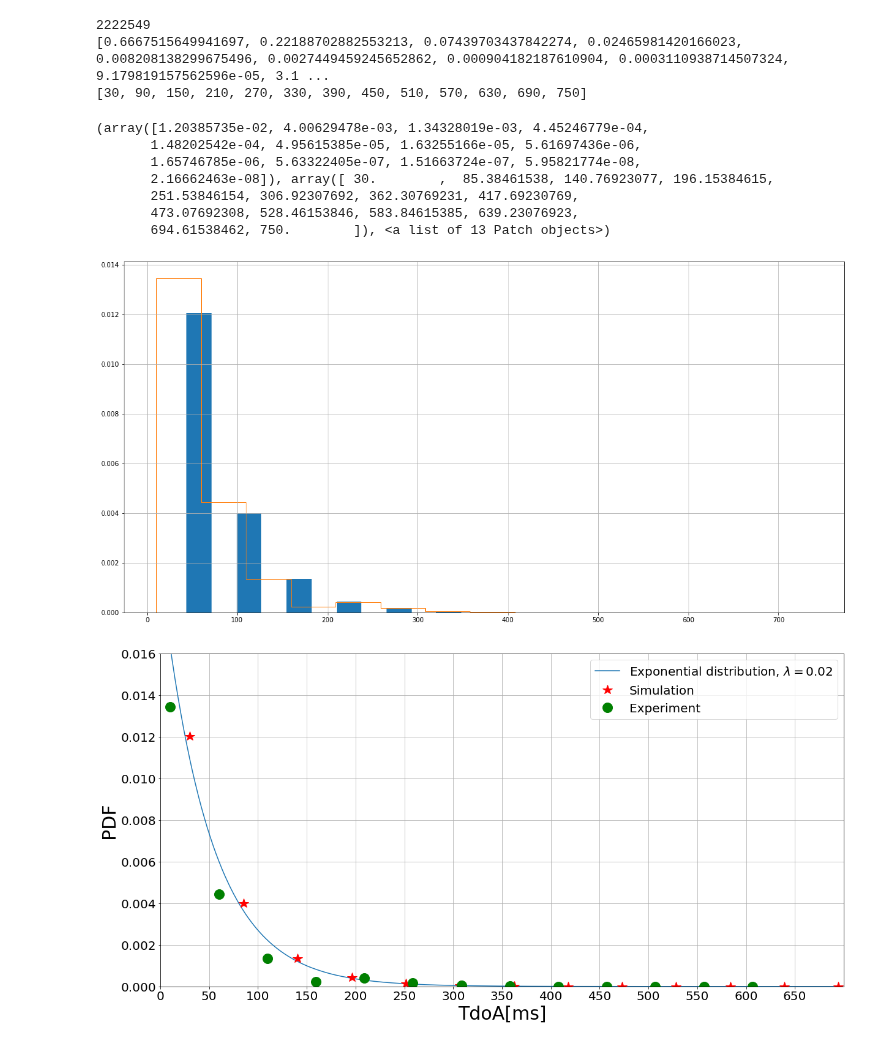
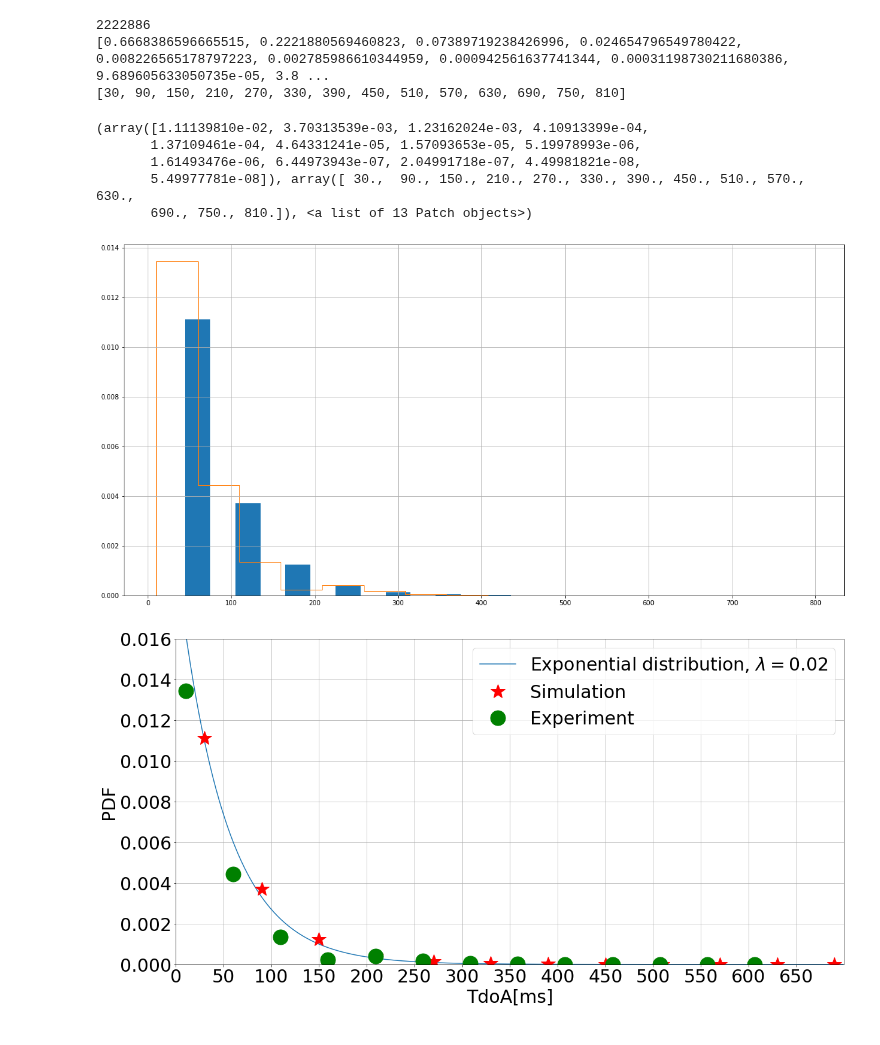
Before and after one commit to ingframin/BroadcastSimulation, a Jupyter notebook: results/Arrivals.ipynb, the cells around one changed output. Drawn from its saved outputs; the diff is of its cells as text; code cells hidden in the pictures.

```diff
--- a/results/Arrivals.ipynb
+++ b/results/Arrivals.ipynb
@@ -6,10 +6,10 @@ from datetime import datetime
 def exp_dif(lam, maxK,start=0):
     return [lam*(e**(-lam*k)) for k in range(start, maxK)]
 # %%
-f1 = open("r4-d1-result.txt")
+f1 = open("r4-d0-result.txt")
 raw1 = f1.read()
 f1.close()
-f2 = open("r4-d2-result.txt")
+f2 = open("r4-d1-result.txt")
 raw2 = f2.read()
 f2.close()
 f3 = open("sent-res-0.txt")
@@ -45,9 +45,9 @@ print(max(dist.values()))
 print(y)
 print(x)
 # %% [output]
-2222549
-[0.6667515649941697, 0.22188702882553213, 0.07439703437842274, 0.02465981420166023, 0.008208138299675496, 0.0027449459245652862, 0.000904182187610904, 0.0003110938714507324, 9.179819157562596e-05, 3.1 ...
-[30, 90, 150, 210, 270, 330, 390, 450, 510, 570, 630, 690, 750]
+2222886
+[0.6668386596665515, 0.2221880569460823, 0.07389719238426996, 0.024654796549780422, 0.008226565178797223, 0.002785986610344959, 0.000942561637741344, 0.00031198730211680386, 9.689605633050735e-05, 3.8 ...
+[30, 90, 150, 210, 270, 330, 390, 450, 510, 570, 630, 690, 750, 810]
 # %%
 ToA_mod = []
 
@@ -71,30 +71,28 @@ pt.grid(True)
 
 pt.show()
 # %% [output]
-(array([1.20385735e-02, 4.00629478e-03, 1.34328019e-03, 4.45246779e-04,
-       1.48202542e-04, 4.95615385e-05, 1.63255166e-05, 5.61697436e-06,
-       1.65746785e-06, 5.63322405e-07, 1.51663724e-07, 5.95821774e-08,
-       2.16662463e-08]), array([ 30.        ,  85.38461538, 140.76923077, 196.15384615,
-       251.53846154, 306.92307692, 362.30769231, 417.69230769,
-       473.07692308, 528.46153846, 583.84615385, 639.23076923,
-       694.61538462, 750.        ]), <a list of 13 Patch objects>)
+(array([1.11139810e-02, 3.70313539e-03, 1.23162024e-03, 4.10913399e-04,
+       1.37109461e-04, 4.64331241e-05, 1.57093653e-05, 5.19978993e-06,
+       1.61493476e-06, 6.44973943e-07, 2.04991718e-07, 4.49981821e-08,
+       5.49977781e-08]), array([ 30.,  90., 150., 210., 270., 330., 390., 450., 510., 570., 630.,
+       690., 750., 810.]), <a list of 13 Patch objects>)
-[figure, old version]
+[figure, new version]
 # %%
 v = exp_dif(0.02,700,start=0)
 pt.plot(range(0,700),v,markersize=16,label="Exponential distribution, $\lambda={}$".format(v[0]))
-pt.plot(h[1][0:13],h[0][0:13],'r*',markersize=16, label="Simulation")
-pt.plot(h_mod[1][0:13],h_mod[0][0:13],'go',markersize=16, label="Experiment")
+pt.plot(h[1][0:13],h[0][0:13],'r*',markersize=25, label="Simulation")
+pt.plot(h_mod[1][0:13],h_mod[0][0:13],'go',markersize=25, label="Experiment")
 pt.xlabel(r'TdoA[ms]', fontsize = 30)
 pt.ylabel(r'PDF', fontsize = 30)
 pt.axis([0,700,0,0.016])
-pt.xticks(range(0,700,50),fontsize=20)
-pt.yticks(fontsize=20)
+pt.xticks(range(0,700,50),fontsize=30)
+pt.yticks(fontsize=30)
 pt.grid(True)
-pt.legend(fontsize=20)
+pt.legend(fontsize=30)
 pt.savefig('toa.pdf',format='pdf',dpi=300, bbox_inches='tight')
 pt.show()
 # %% [output]
-[figure, old version]
+[figure, new version]
 # %%
 with open('dist.txt','w') as f:
     for p in x:
```
Also changed, not shown: 13 other files.
